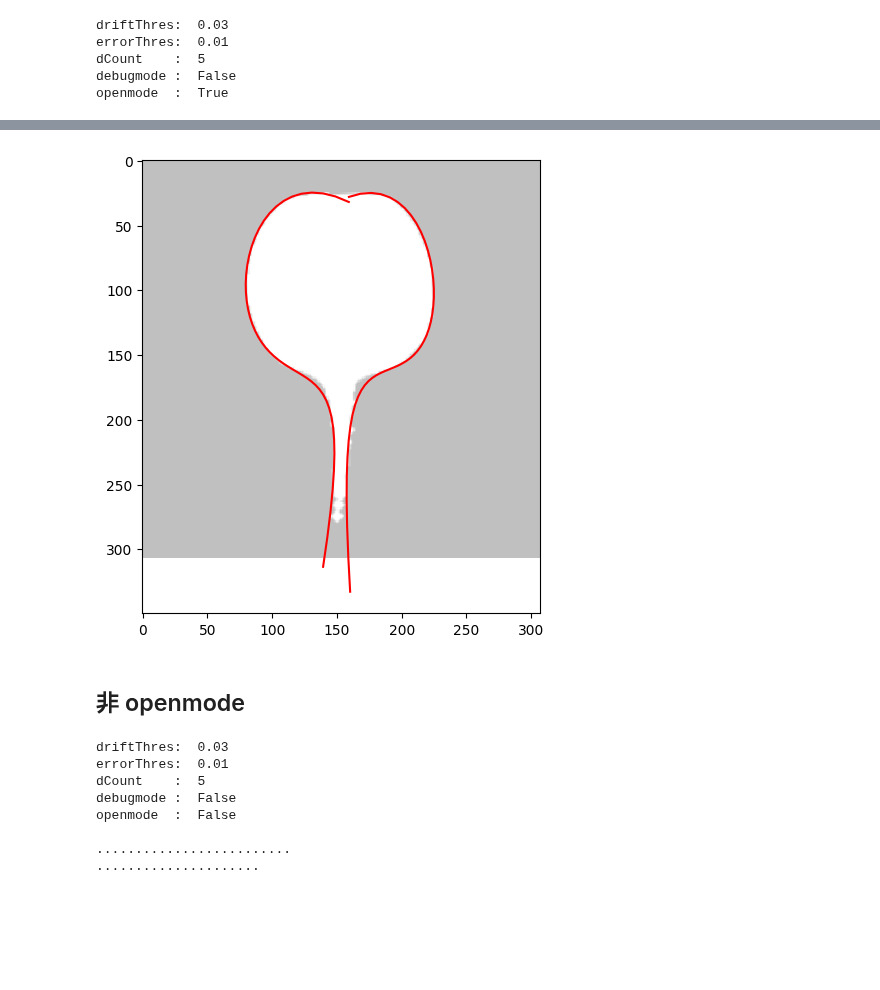
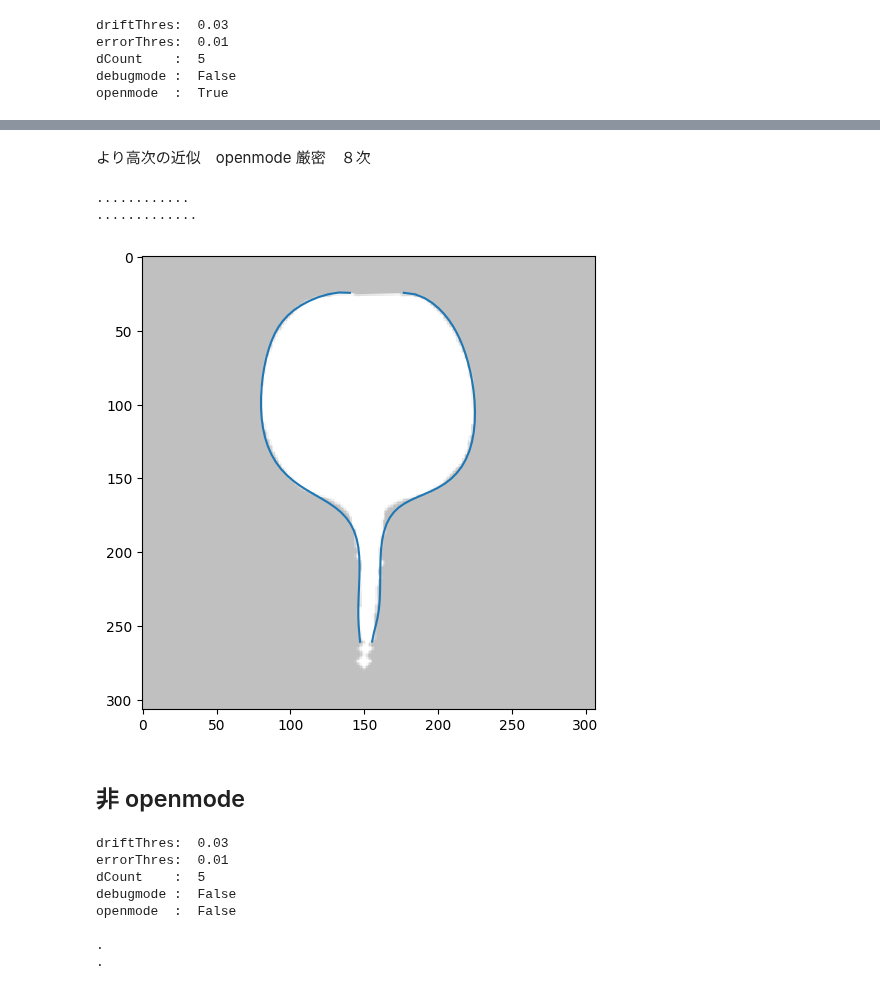
Before and after one commit to iciromaco/RadiShLab, a Jupyter notebook: S6_ベジエ曲線あてはめ.ipynb, the cells around one changed output, grey strips where cells are left out. Cells and saved outputs as stored; diff of their text form; code cells hidden in the pictures; blank space fills up the shorter version.

```diff
--- a/S6_ベジエ曲線あてはめ.ipynb
+++ b/S6_ベジエ曲線あてはめ.ipynb
@@ -321,0 +303,7 @@ cpsR4,fR4 = bezR4.fit1()
+# %%
+rd.BezierCurve.setParameters(openmode=True)
+bezL8 = rd.BezierCurve(N=8,samples=cntL)
+bezR8 = rd.BezierCurve(N=8,samples=cntR)
+cpsL8,fL8 = bezL8.fit0()
+cpsR8,fR8 = bezR8.fit0()
+rd.drawBez(img,stt=0.03,end=0.97,bezL=fL8,bezR=fR8)
@@ -322,13 +317,19 @@ cpsR4,fR4 = bezR4.fit1()
+# %% [markdown]
+より高次の近似　openmode 厳密　８次
 # %%
-rd.drawBez(img,stt=0.00,end=1.0,bezL=fL4,bezR=fR4)
+cpsL8,fL8 = bezL8.fit1()
+cpsR8,fR8 = bezR8.fit1()
+rd.drawBez(img,stt=0.03,end=0.97,bezL=fL8,bezR=fR8)
 # %% [output]
+............
+.............
-[figure, old version]
+[figure, new version]
 # %% [markdown]
 ## 非 openmode
 # %%
 rd.BezierCurve.setParameters(openmode=False)
-cpsL4,fL4 = bezL4.fit1()
-cpsR4,fR4 = bezR4.fit1()
+cpsL8,fL8 = bezL8.fit1()
+cpsR8,fR8 = bezR8.fit1()
 # %% [output]
 driftThres:  0.03
 errorThres:  0.01
@@ -336,6 +337,6 @@ dCount    :  5
 debugmode :  False
 openmode  :  False
 
-.........................
-.....................
+.
+.
 # %%
```
Also changed, not shown: parts of 27 cells of this notebook.
